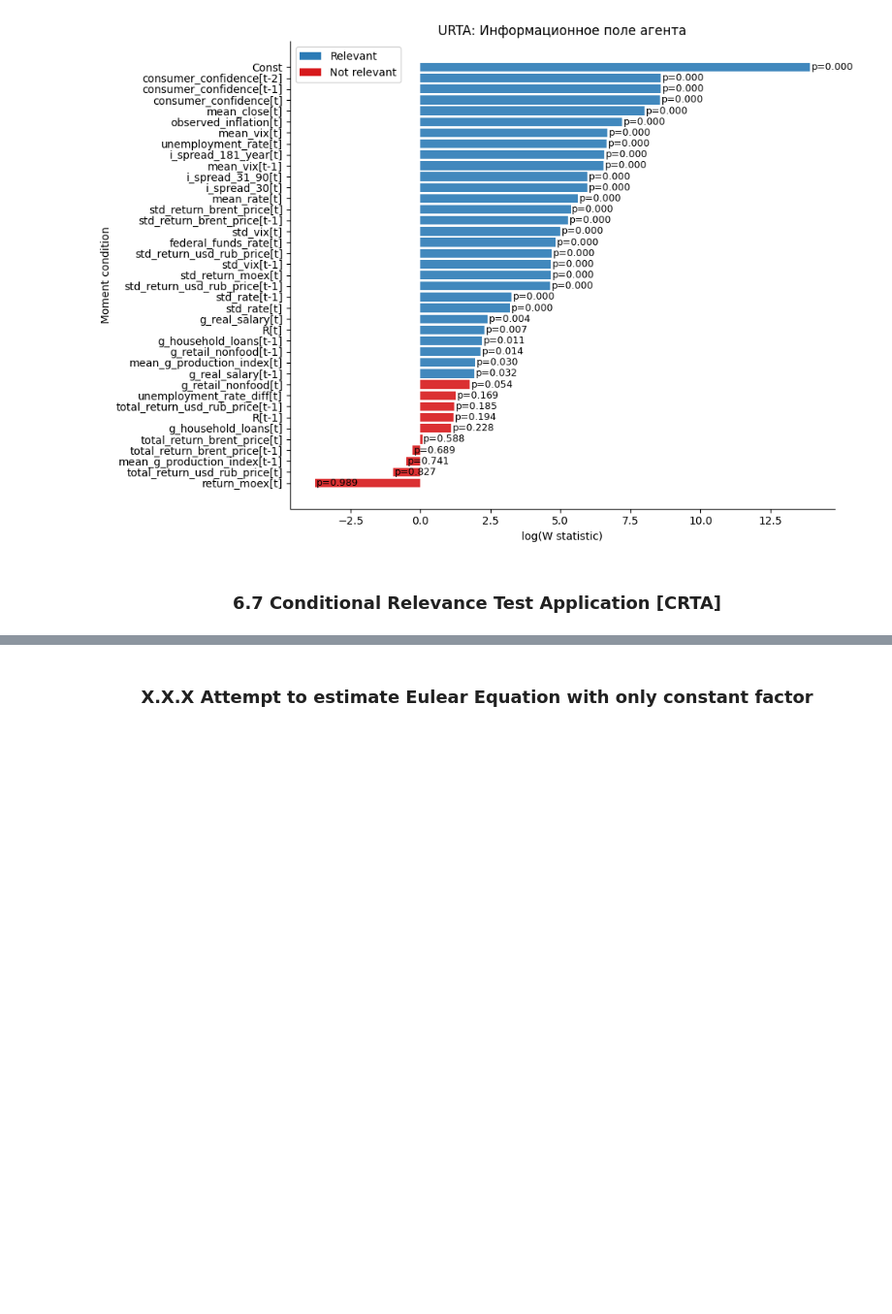
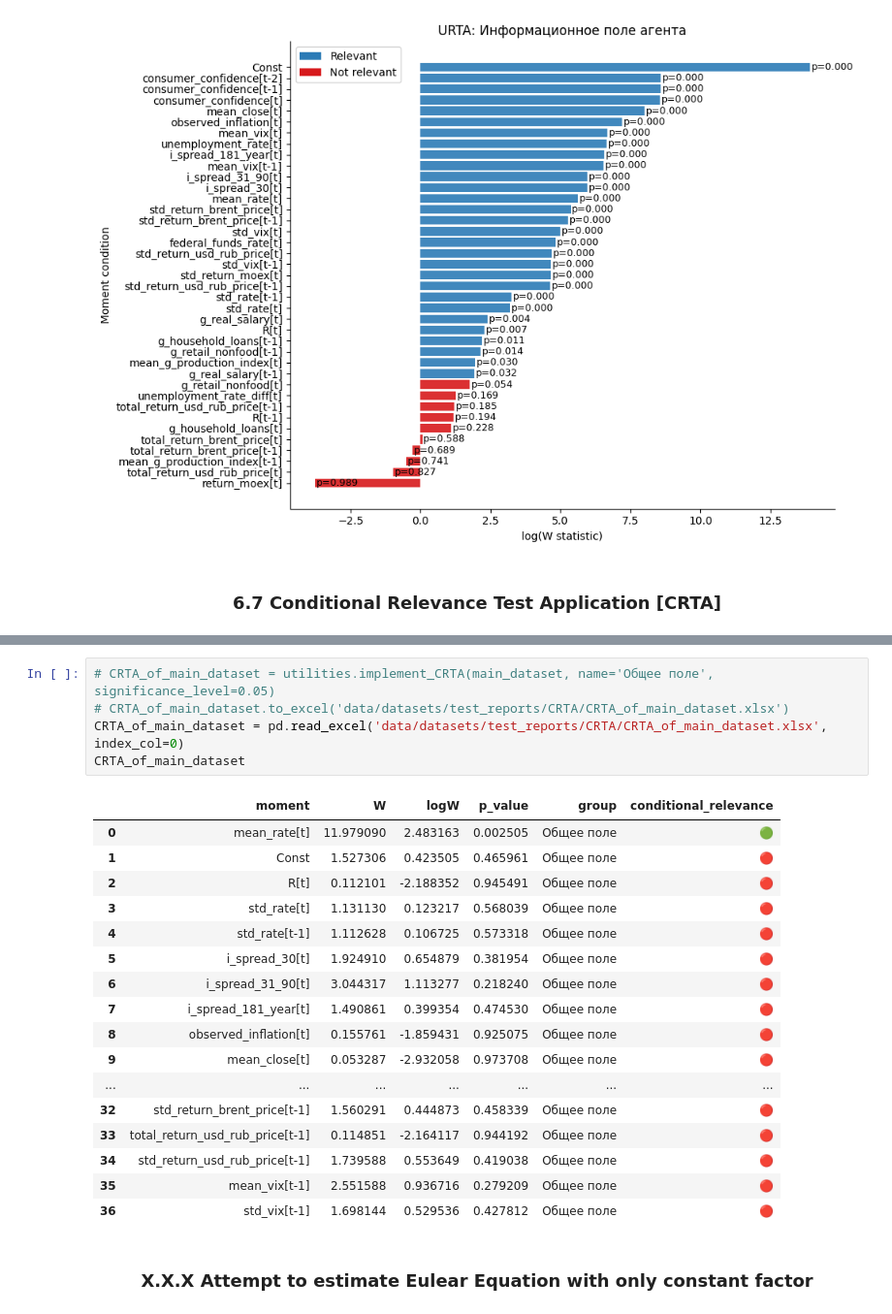
Before and after one commit to KoRoJIeBu4/REDUNDANCY-TESTS-OF-MOMENT-CONDITIONS-APPLIED-TO-MACROECONOMIC-MODELS, a Jupyter notebook: main.ipynb, the cells around one changed output, grey strips where cells are left out. Shown at 97% size. Drawn from its saved outputs; the diff is of its cells as text; blank space fills up the shorter version.

```diff
--- a/main.ipynb
+++ b/main.ipynb
@@ -1216,3 +1261,26 @@ CRTA_of_feature_group_1
+# %%
+# CRTA_of_main_dataset = utilities.implement_CRTA(main_dataset, name='Общее поле', significance_level=0.05)
+# CRTA_of_main_dataset.to_excel('data/datasets/test_reports/CRTA/CRTA_of_main_dataset.xlsx')
+CRTA_of_main_dataset = pd.read_excel('data/datasets/test_reports/CRTA/CRTA_of_main_dataset.xlsx', index_col=0)
+CRTA_of_main_dataset
+# %% [output]
+|  | moment | W | logW | p_value | group | conditional_relevance |
+| 0 | mean_rate[t] | 11.979090 | 2.483163 | 0.002505 | Общее поле | 🟢 |
+| 1 | Const | 1.527306 | 0.423505 | 0.465961 | Общее поле | 🔴 |
+| 2 | R[t] | 0.112101 | -2.188352 | 0.945491 | Общее поле | 🔴 |
+| 3 | std_rate[t] | 1.131130 | 0.123217 | 0.568039 | Общее поле | 🔴 |
+| 4 | std_rate[t-1] | 1.112628 | 0.106725 | 0.573318 | Общее поле | 🔴 |
+| 5 | i_spread_30[t] | 1.924910 | 0.654879 | 0.381954 | Общее поле | 🔴 |
+| 6 | i_spread_31_90[t] | 3.044317 | 1.113277 | 0.218240 | Общее поле | 🔴 |
+| 7 | i_spread_181_year[t] | 1.490861 | 0.399354 | 0.474530 | Общее поле | 🔴 |
+| 8 | observed_inflation[t] | 0.155761 | -1.859431 | 0.925075 | Общее поле | 🔴 |
+| 9 | mean_close[t] | 0.053287 | -2.932058 | 0.973708 | Общее поле | 🔴 |
+| ... | ... | ... | ... | ... | ... | ... |
+| 32 | std_return_brent_price[t-1] | 1.560291 | 0.444873 | 0.458339 | Общее поле | 🔴 |
+| 33 | total_return_usd_rub_price[t-1] | 0.114851 | -2.164117 | 0.944192 | Общее поле | 🔴 |
+| 34 | std_return_usd_rub_price[t-1] | 1.739588 | 0.553649 | 0.419038 | Общее поле | 🔴 |
+| 35 | mean_vix[t-1] | 2.551588 | 0.936716 | 0.279209 | Общее поле | 🔴 |
+| 36 | std_vix[t-1] | 1.698144 | 0.529536 | 0.427812 | Общее поле | 🔴 |
 # %% [markdown]
 ### <center> X.X.X Attempt to estimate Eulear Equation with only constant factor <center>
 # %%
```
Also changed, not shown: parts of 10 cells of this notebook, 11 other files.
